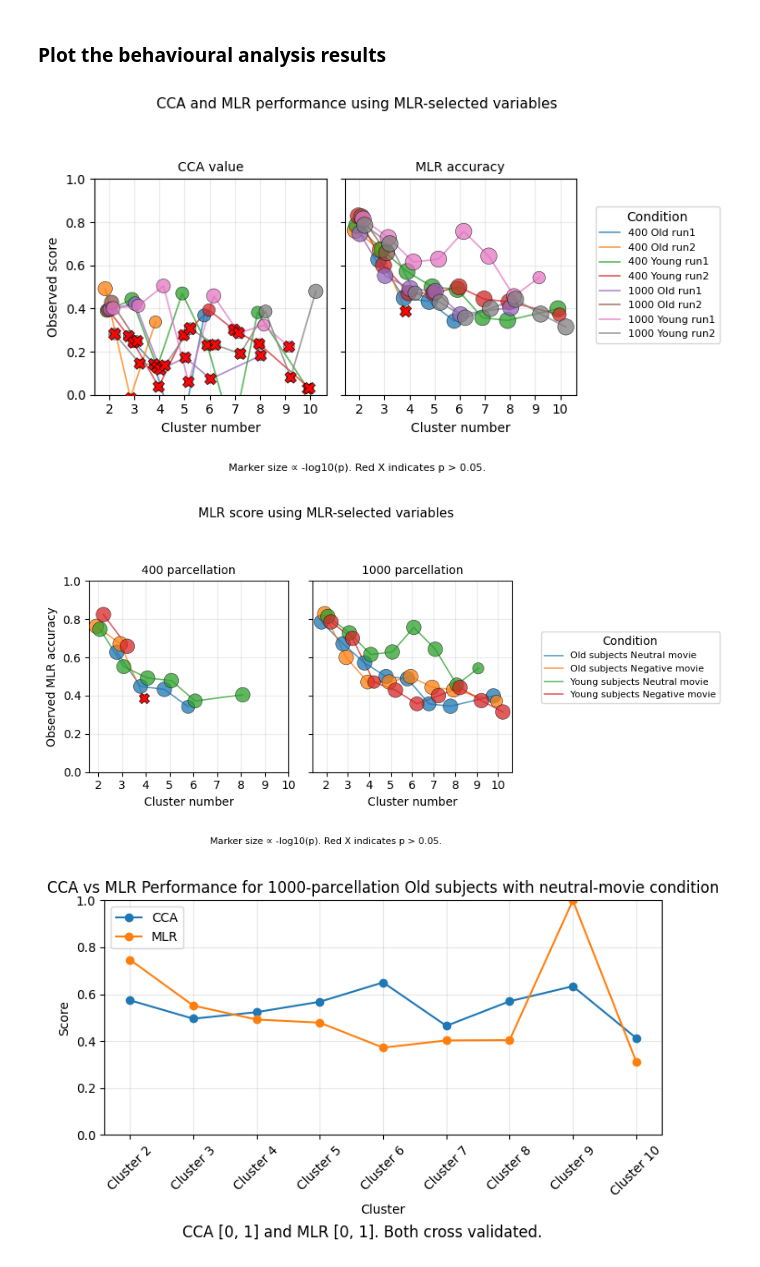
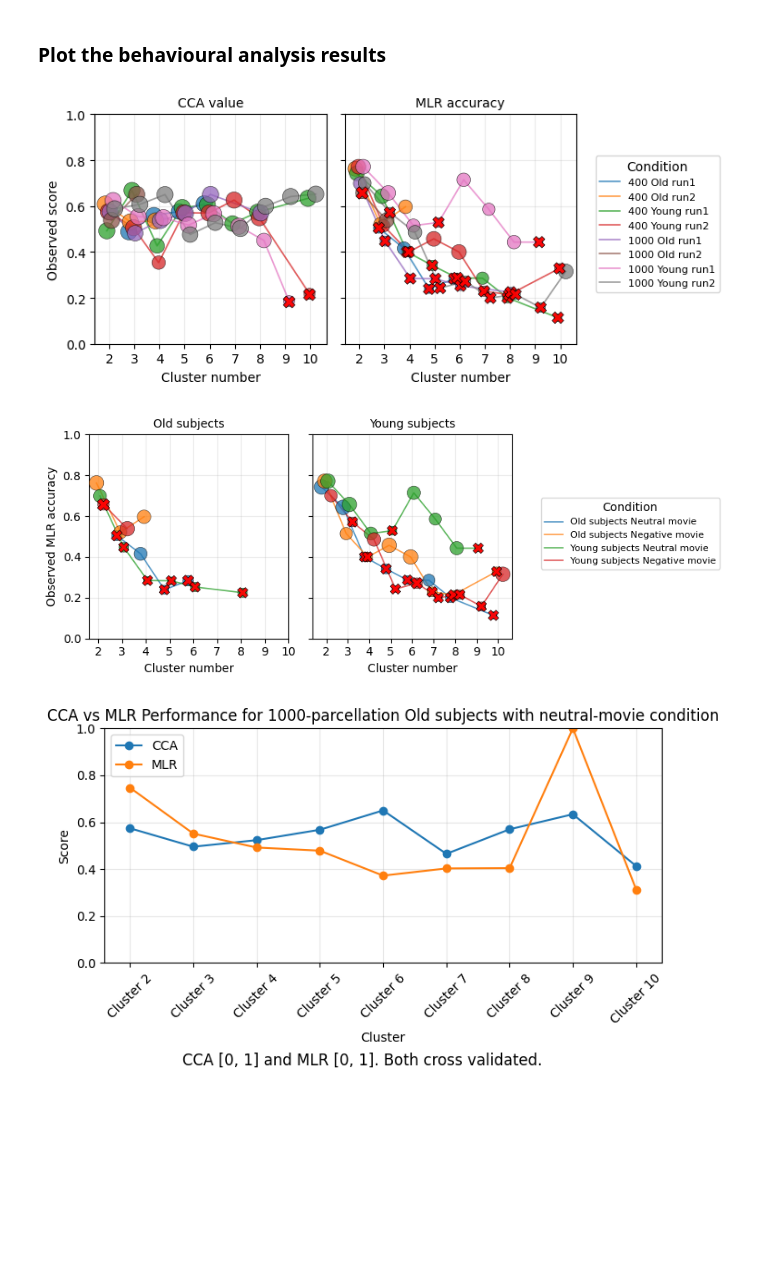
Before and after one commit to Oddrne/Master-Thesis-Autoencoder-and-UMAP-clustering-on-functional-connectivity, a Jupyter notebook: main.ipynb, the cells around one changed output. Drawn from its saved outputs; the diff is of its cells as text; code cells hidden in the pictures; blank space fills up the shorter version.

```diff
--- a/main.ipynb
+++ b/main.ipynb
@@ -748,35 +784,35 @@ BH-FDR significant: 134
 # %%
 from Evaluate_p_values import plot_cca_mlr_side_by_side_same_selected_variables
 
 plot_df = plot_cca_mlr_side_by_side_same_selected_variables(
     json_paths=[
         r"Results\\400x400_Old_run1_permutation_tests_selected_variables.json",
         r"Results\\400x400_Old_run2_permutation_tests_selected_variables.json",
         r"Results\\400x400_Young_run1_permutation_tests_selected_variables.json",
         r"Results\\400x400_Young_run2_permutation_tests_selected_variables.json",
         r"Results\\1000x1000_Old_run1_permutation_tests_selected_variables.json",
         r"Results\\1000x1000_Old_run2_permutation_tests_selected_variables.json",
         r"Results\\1000x1000_Young_run1_permutation_tests_selected_variables.json",
         r"Results\\1000x1000_Young_run2_permutation_tests_selected_variables.json",
     ],
     condition_labels=[
         "400 Old run1",
         "400 Old run2",
         "400 Young run1",
         "400 Young run2",
         "1000 Old run1",
         "1000 Old run2",
         "1000 Young run1",
         "1000 Young run2",
     ],
-    selected_variable_key="mlr_selected_variables",
-    selected_variable_title="MLR-selected variables",
+    selected_variable_key="cca_selected_variables",
+    selected_variable_title="CCA-selected variables",
     figsize=(7, 4),
     y_lim=(0, 1),
-    save_path=r"Figures\\p-values\\CCA_MLR_side_by_side_MLR_selected_variables.png",
+    save_path=r"Figures\\p-values\\CCA_MLR_side_by_side_CCA_selected_variables.png",
 )
 # %% [output]
-[figure, old version]
+[figure, new version]
 # %%
 from Evaluate_p_values import plot_selected_score_two_file_sets
 
@@ -794,8 +830,8 @@ plot_df = plot_selected_score_two_file_sets(
         r"Results\\1000x1000_Young_run2_permutation_tests_selected_variables.json",
 
     ],
-    left_title="400 parcellation",
-    right_title="1000 parcellation",
+    left_title="Old subjects",
+    right_title="Young subjects",
     left_labels=[
         "Old subjects Neutral movie",
         "Old subjects Negative movie",
@@ -809,14 +845,14 @@ plot_df = plot_selected_score_two_file_sets(
         "Young subjects Negative movie",
     ],
     score_type="mlr",
-    selected_variable_key="mlr_selected_variables",
-    selected_variable_title="MLR-selected variables",
+    selected_variable_key="cca_selected_variables",
+    selected_variable_title="CCA-selected variables",
     figsize=(7, 4),
     y_lim=(0, 1),
-    save_path=r"Figures\\p-values\\MLR_MLR_selected_old_vs_young.png",
+    save_path=r"Figures\\p-values\\MLR_CCA_selected_old_vs_young.png",
 )
 # %% [output]
-[figure, old version]
+[figure, new version]
 # %%
 from Evaluate_models_clean import plot_cca_mlr_across_clusters
 
```
Also changed, not shown: parts of 10 cells of this notebook, 46 other files.
